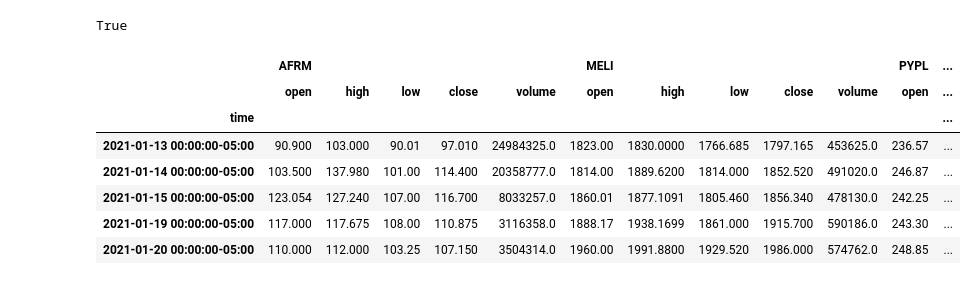
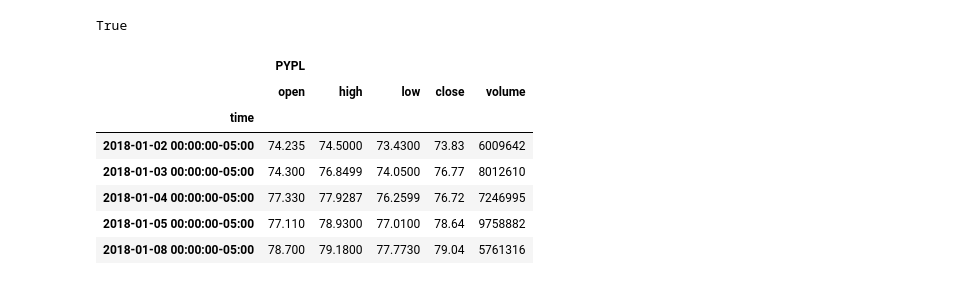
Before and after one commit to dmwalls24/FinTech_Portfolio_Dash, a Jupyter notebook: notebooks/samuel's_notebooks/Notebook.ipynb, the cells around one changed output. Saved outputs shown, nothing was run; the diff lists cells and outputs as text; code cells hidden in the pictures.

```diff
--- a/notebooks/samuel's_notebooks/Notebook.ipynb
+++ b/notebooks/samuel's_notebooks/Notebook.ipynb
@@ -33,29 +30,29 @@ alpaca = tradeapi.REST(
 # %%
 #15Min interval
 timeframe = "1D"
-start_date = pd.Timestamp("2017-01-01", tz="America/New_York").isoformat()
+start_date = pd.Timestamp("2018-01-01", tz="America/New_York").isoformat()
 end_date = pd.Timestamp("2021-12-31", tz="America/New_York").isoformat()
 #today = pd.Timestamp("2021-01-02", tz="America/New_York").isoformat()
-ticker = ["PYPL", "SQ", "AFRM", "MELI"]
+ticker = ["PYPL"]#, "SQ"]#,# "MELI"]
 fintech_ticker = alpaca.get_barset(
     ticker,
     timeframe,
     start=start_date,
     end=end_date,
     limit=1000,
 ).df
 fintech_ticker.dropna(inplace=True)
 fintech_ticker.head(5)
 #apple_ticker.dropna(inplace=True)
 # %% [output]
-|  | AFRM |  |  |  |  | MELI |  |  |  |  | PYPL | ... |
-|  | open | high | low | close | volume | open | high | low | close | volume | open | ... |
-| time |  |  |  |  |  |  |  |  |  |  |  | ... |
-| 2021-01-13 00:00:00-05:00 | 90.900 | 103.000 | 90.01 | 97.010 | 24984325.0 | 1823.00 | 1830.0000 | 1766.685 | 1797.165 | 453625.0 | 236.57 | ... |
-| 2021-01-14 00:00:00-05:00 | 103.500 | 137.980 | 101.00 | 114.400 | 20358777.0 | 1814.00 | 1889.6200 | 1814.000 | 1852.520 | 491020.0 | 246.87 | ... |
-| 2021-01-15 00:00:00-05:00 | 123.054 | 127.240 | 107.00 | 116.700 | 8033257.0 | 1860.01 | 1877.1091 | 1805.460 | 1856.340 | 478130.0 | 242.25 | ... |
-| 2021-01-19 00:00:00-05:00 | 117.000 | 117.675 | 108.00 | 110.875 | 3116358.0 | 1888.17 | 1938.1699 | 1861.000 | 1915.700 | 590186.0 | 243.30 | ... |
-| 2021-01-20 00:00:00-05:00 | 110.000 | 112.000 | 103.25 | 107.150 | 3504314.0 | 1960.00 | 1991.8800 | 1929.520 | 1986.000 | 574762.0 | 248.85 | ... |
+|  | PYPL |  |  |  |  |
+|  | open | high | low | close | volume |
+| time |  |  |  |  |  |
+| 2018-01-02 00:00:00-05:00 | 74.235 | 74.5000 | 73.4300 | 73.83 | 6009642 |
+| 2018-01-03 00:00:00-05:00 | 74.300 | 76.8499 | 74.0500 | 76.77 | 8012610 |
+| 2018-01-04 00:00:00-05:00 | 77.330 | 77.9287 | 76.2599 | 76.72 | 7246995 |
+| 2018-01-05 00:00:00-05:00 | 77.110 | 78.9300 | 77.0100 | 78.64 | 9758882 |
+| 2018-01-08 00:00:00-05:00 | 78.700 | 79.1800 | 77.7730 | 79.04 | 5761316 |
 # %%
 #15Min interval
 timeframe = "1D"
```
Also changed, not shown: parts of 17 cells of this notebook, 4 other files.
